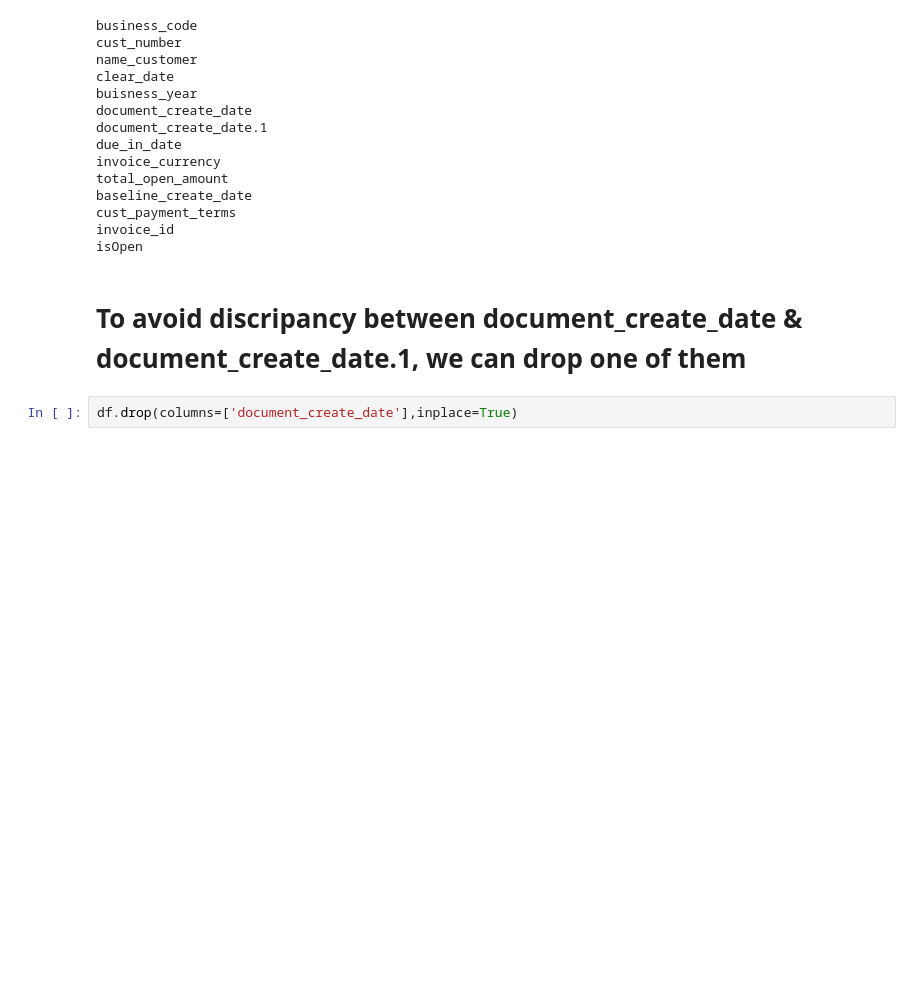
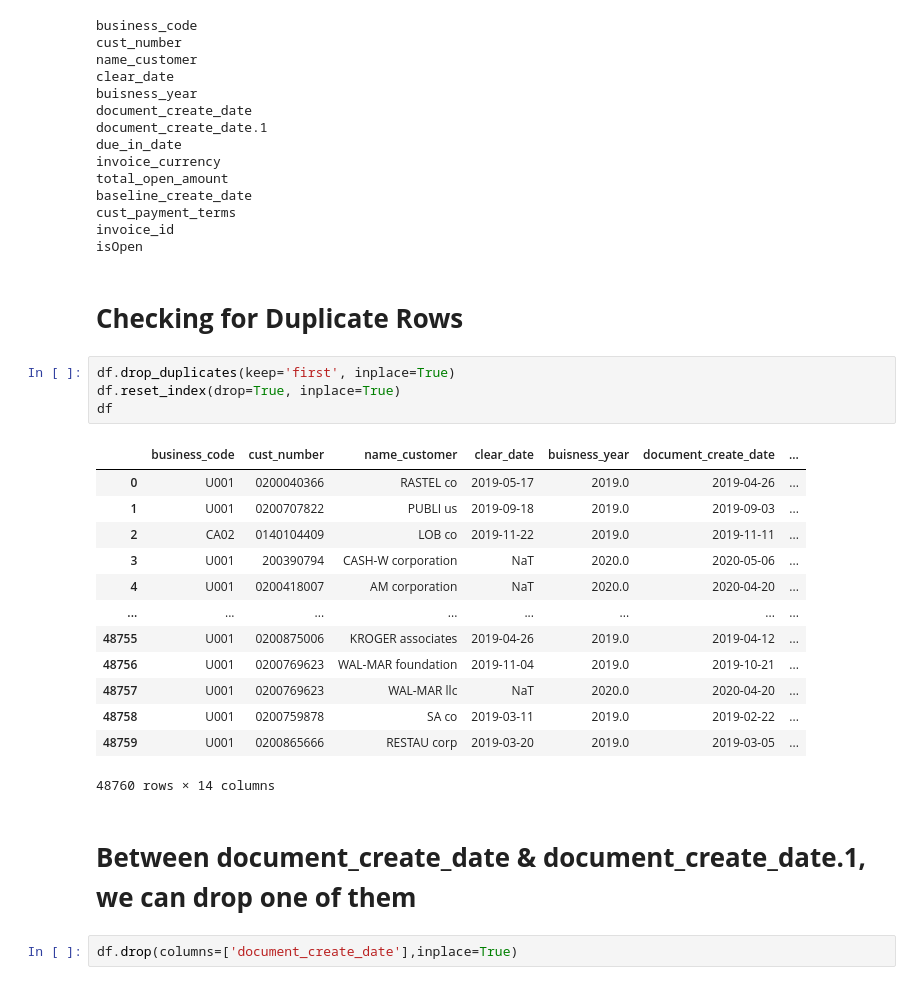
Before and after one commit to souvikpal2000/B2B-Invoice-Management-Application, a Jupyter notebook: InvoiceML.ipynb, the cells around one changed output. Cells and saved outputs as stored; diff of their text form; blank space fills up the shorter version.

```diff
--- a/InvoiceML.ipynb
+++ b/InvoiceML.ipynb
@@ -335,8 +334,28 @@ baseline_create_date
 cust_payment_terms
 invoice_id
 isOpen
+# %% [markdown]
+# **Checking for Duplicate Rows**
+# %%
+df.drop_duplicates(keep='first', inplace=True)
+df.reset_index(drop=True, inplace=True)
+df
+# %% [output]
+|  | business_code | cust_number | name_customer | clear_date | buisness_year | document_create_date | ... |
+| 0 | U001 | 0200040366 | RASTEL co | 2019-05-17 | 2019.0 | 2019-04-26 | ... |
+| 1 | U001 | 0200707822 | PUBLI us | 2019-09-18 | 2019.0 | 2019-09-03 | ... |
+| 2 | CA02 | 0140104409 | LOB co | 2019-11-22 | 2019.0 | 2019-11-11 | ... |
+| 3 | U001 | 200390794 | CASH-W corporation | NaT | 2020.0 | 2020-05-06 | ... |
+| 4 | U001 | 0200418007 | AM corporation | NaT | 2020.0 | 2020-04-20 | ... |
+| ... | ... | ... | ... | ... | ... | ... | ... |
+| 48755 | U001 | 0200875006 | KROGER associates | 2019-04-26 | 2019.0 | 2019-04-12 | ... |
+| 48756 | U001 | 0200769623 | WAL-MAR foundation | 2019-11-04 | 2019.0 | 2019-10-21 | ... |
+| 48757 | U001 | 0200769623 | WAL-MAR llc | NaT | 2020.0 | 2020-04-20 | ... |
+| 48758 | U001 | 0200759878 | SA co | 2019-03-11 | 2019.0 | 2019-02-22 | ... |
+| 48759 | U001 | 0200865666 | RESTAU corp | 2019-03-20 | 2019.0 | 2019-03-05 | ... |
+48760 rows × 14 columns
 # %% [markdown]
-# **To avoid discripancy between document_create_date & document_create_date.1, we can drop one of them**
+# **Between document_create_date & document_create_date.1, we can drop one of them**
 # %%
 df.drop(columns=['document_create_date'],inplace=True)
 # %% [markdown]
```
Also changed, not shown: parts of 5 cells of this notebook.
